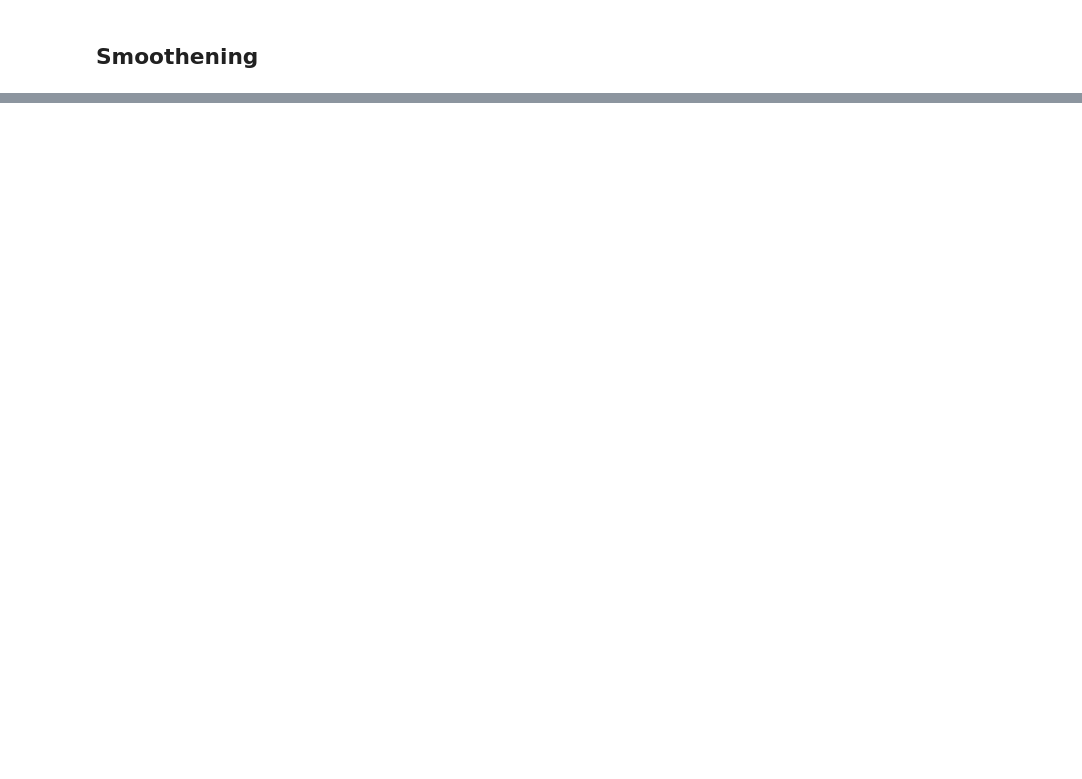
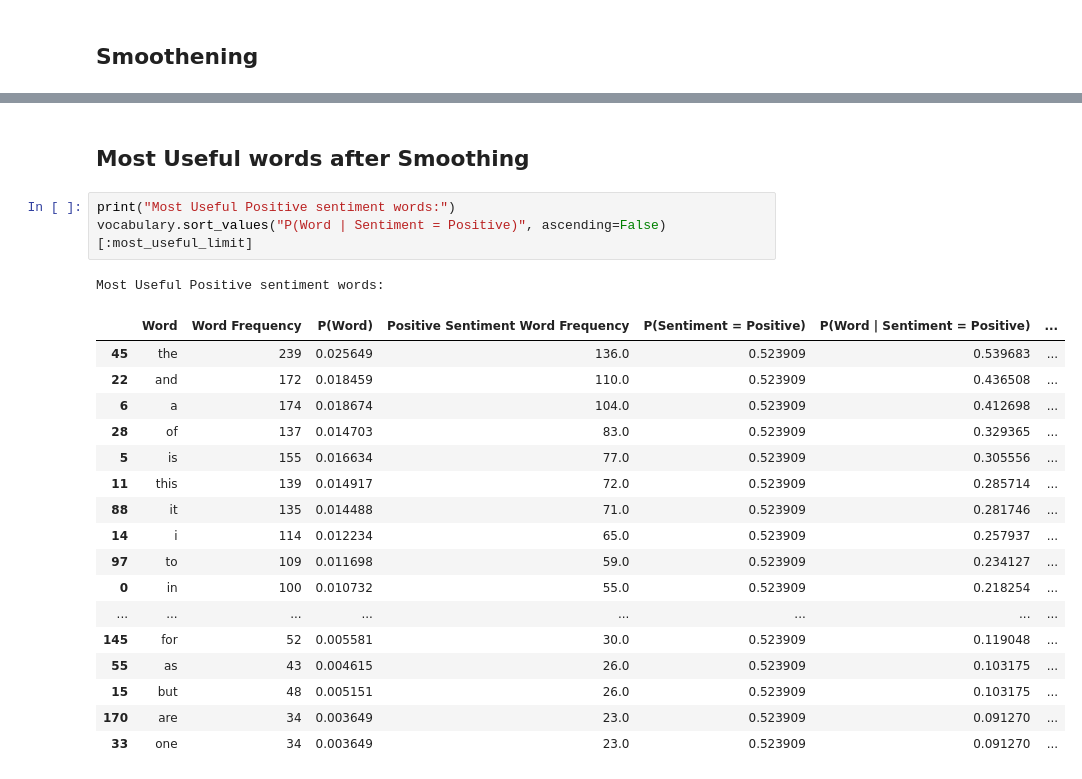
Before and after one commit to VighneshS/sentiment_prediction, a Jupyter notebook: sentiment_prediction.ipynb, the cells around one changed output, grey strips where cells are left out. Saved outputs shown, nothing was run; the diff lists cells and outputs as text; blank space fills up the shorter version.

```diff
--- a/sentiment_prediction.ipynb
+++ b/sentiment_prediction.ipynb
@@ -363,0 +443,24 @@ Wrong Predictions:
+# %% [markdown]
+## Most Useful words after Smoothing
+# %%
+print("Most Useful Positive sentiment words:")
+vocabulary.sort_values("P(Word | Sentiment = Positive)", ascending=False)[:most_useful_limit]
+# %% [output]
+Most Useful Positive sentiment words:
+|  | Word | Word Frequency | P(Word) | Positive Sentiment Word Frequency | P(Sentiment = Positive) | P(Word | Sentiment = Positive) | ... |
+| 45 | the | 239 | 0.025649 | 136.0 | 0.523909 | 0.539683 | ... |
+| 22 | and | 172 | 0.018459 | 110.0 | 0.523909 | 0.436508 | ... |
+| 6 | a | 174 | 0.018674 | 104.0 | 0.523909 | 0.412698 | ... |
+| 28 | of | 137 | 0.014703 | 83.0 | 0.523909 | 0.329365 | ... |
+| 5 | is | 155 | 0.016634 | 77.0 | 0.523909 | 0.305556 | ... |
+| 11 | this | 139 | 0.014917 | 72.0 | 0.523909 | 0.285714 | ... |
+| 88 | it | 135 | 0.014488 | 71.0 | 0.523909 | 0.281746 | ... |
+| 14 | i | 114 | 0.012234 | 65.0 | 0.523909 | 0.257937 | ... |
+| 97 | to | 109 | 0.011698 | 59.0 | 0.523909 | 0.234127 | ... |
+| 0 | in | 100 | 0.010732 | 55.0 | 0.523909 | 0.218254 | ... |
+| ... | ... | ... | ... | ... | ... | ... | ... |
+| 145 | for | 52 | 0.005581 | 30.0 | 0.523909 | 0.119048 | ... |
+| 55 | as | 43 | 0.004615 | 26.0 | 0.523909 | 0.103175 | ... |
+| 15 | but | 48 | 0.005151 | 26.0 | 0.523909 | 0.103175 | ... |
+| 170 | are | 34 | 0.003649 | 23.0 | 0.523909 | 0.091270 | ... |
+| 33 | one | 34 | 0.003649 | 23.0 | 0.523909 | 0.091270 | ... |
```
Also changed, not shown: parts of 22 cells of this notebook.
